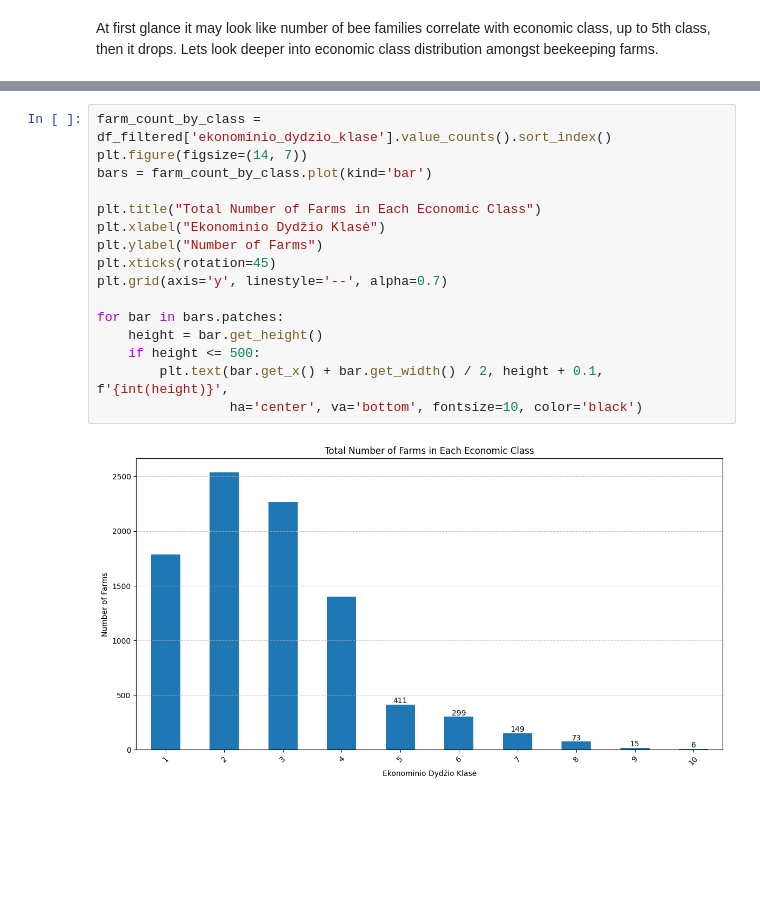
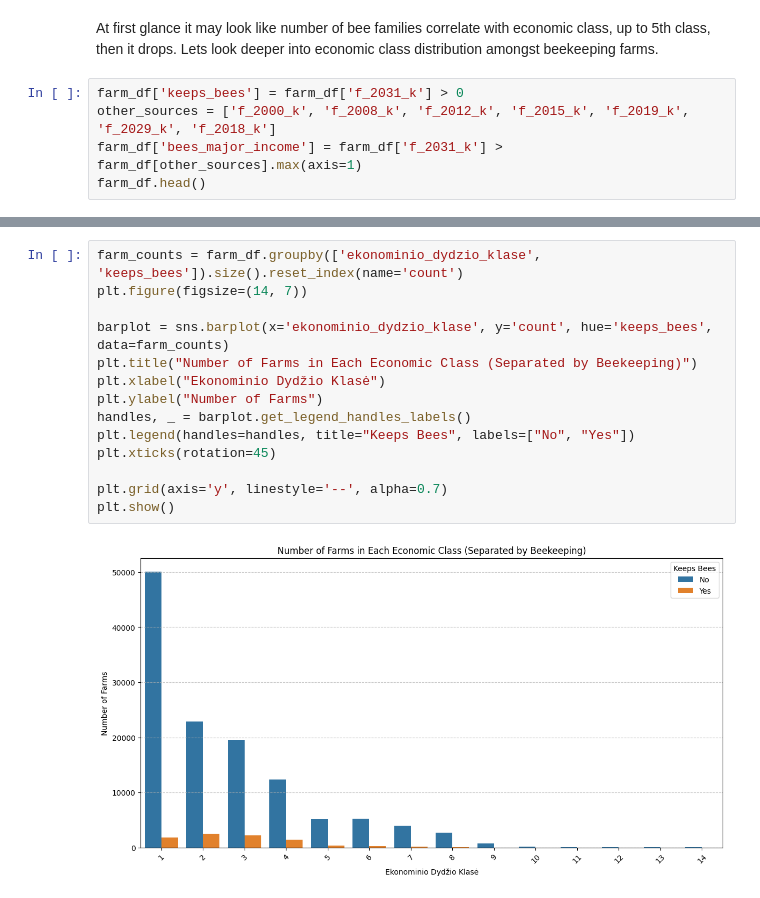
Before and after one commit to plerixus/Lithuanian_agriculture_analysis_2020, a Jupyter notebook: beekeeping.ipynb, the cells around one changed output, grey strips where cells are left out. Saved outputs shown, nothing was run; the diff lists cells and outputs as text; blank space fills up the shorter version.

```diff
--- a/beekeeping.ipynb
+++ b/beekeeping.ipynb
@@ -62,3 +62,8 @@ sns.boxplot(x='ekonominio_dydzio_klase', y='f_2031_k', data=df_filtered)
 # %% [markdown]
 At first glance it may look like number of bee families correlate with economic class, up to 5th class, then it drops.
 Lets look deeper into economic class distribution amongst beekeeping farms.
+# %%
+farm_df['keeps_bees'] = farm_df['f_2031_k'] > 0
+other_sources = ['f_2000_k', 'f_2008_k', 'f_2012_k', 'f_2015_k', 'f_2019_k', 'f_2029_k', 'f_2018_k']
+farm_df['bees_major_income'] = farm_df['f_2031_k'] > farm_df[other_sources].max(axis=1)
+farm_df.head()
@@ -65,18 +79,16 @@ Lets look deeper into economic class distribution amongst beekeeping farms.
 # %%
-farm_count_by_class = df_filtered['ekonominio_dydzio_klase'].value_counts().sort_index()
+farm_counts = farm_df.groupby(['ekonominio_dydzio_klase', 'keeps_bees']).size().reset_index(name='count')
 plt.figure(figsize=(14, 7))
-bars = farm_count_by_class.plot(kind='bar')
 
-plt.title("Total Number of Farms in Each Economic Class")
+barplot = sns.barplot(x='ekonominio_dydzio_klase', y='count', hue='keeps_bees', data=farm_counts)
+plt.title("Number of Farms in Each Economic Class (Separated by Beekeeping)")
 plt.xlabel("Ekonominio Dydžio Klasė")
 plt.ylabel("Number of Farms")
+handles, _ = barplot.get_legend_handles_labels()
+plt.legend(handles=handles, title="Keeps Bees", labels=["No", "Yes"])
 plt.xticks(rotation=45)
+
 plt.grid(axis='y', linestyle='--', alpha=0.7)
-
-for bar in bars.patches:
-    height = bar.get_height()
-    if height <= 500:
-        plt.text(bar.get_x() + bar.get_width() / 2, height + 0.1, f'{int(height)}',
-                 ha='center', va='bottom', fontsize=10, color='black')
+plt.show()
 # %% [output]
-[figure, old version]
+[figure, new version]
```
Also changed, not shown: parts of 6 cells of this notebook.
